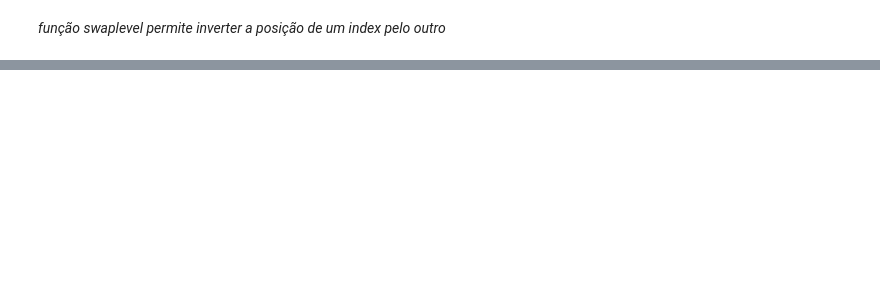
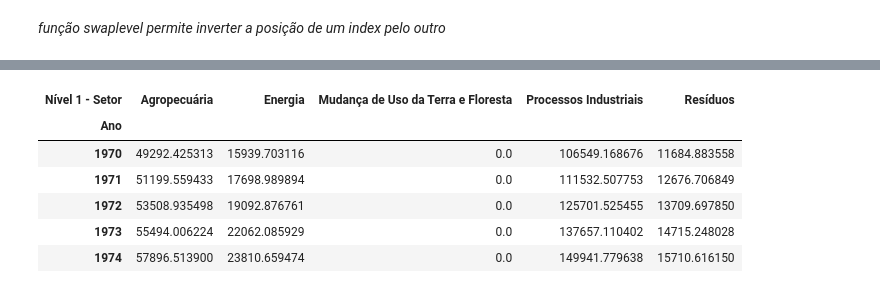
Before and after one commit to felipebocajr/Python-para-dados, a Jupyter notebook: pandas/selecionando e agrupando dados/pandas.ipynb, the cells around one changed output, grey strips where cells are left out. Drawn from its saved outputs; the diff is of its cells as text; code cells hidden in the pictures; blank space fills up the shorter version.

```diff
--- a/pandas/selecionando e agrupando dados/pandas.ipynb
+++ b/pandas/selecionando e agrupando dados/pandas.ipynb
@@ -603,0 +709,12 @@ gas_por_setor.swaplevel(0, 1).groupby(level=0).idxmax()
+# %%
+#converte o df para o formato wide, com os valores sendo a média de emissão por ano
+media_anual_por_setor = emissoes_por_ano.pivot_table(index='Ano', values='Emissão', columns='Nível 1 - Setor', aggfunc='mean')
+media_anual_por_setor.head()
+# %% [output]
+| Nível 1 - Setor | Agropecuária | Energia | Mudança de Uso da Terra e Floresta | Processos Industriais | Resíduos |
+| Ano |  |  |  |  |  |
+| 1970 | 49292.425313 | 15939.703116 | 0.0 | 106549.168676 | 11684.883558 |
+| 1971 | 51199.559433 | 17698.989894 | 0.0 | 111532.507753 | 12676.706849 |
+| 1972 | 53508.935498 | 19092.876761 | 0.0 | 125701.525455 | 13709.697850 |
+| 1973 | 55494.006224 | 22062.085929 | 0.0 | 137657.110402 | 14715.248028 |
+| 1974 | 57896.513900 | 23810.659474 | 0.0 | 149941.779638 | 15710.616150 |
```
Also changed, not shown: parts of 25 cells of this notebook.
